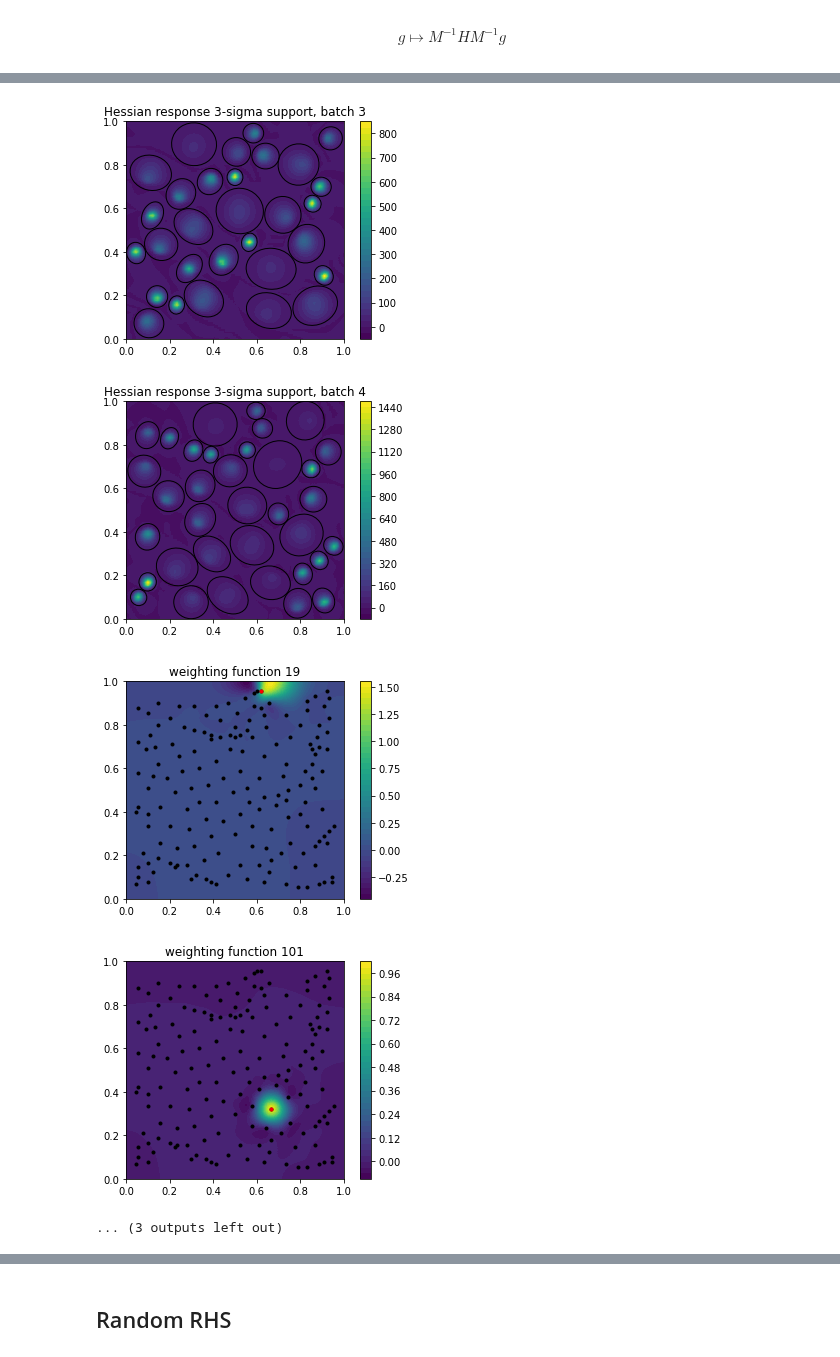
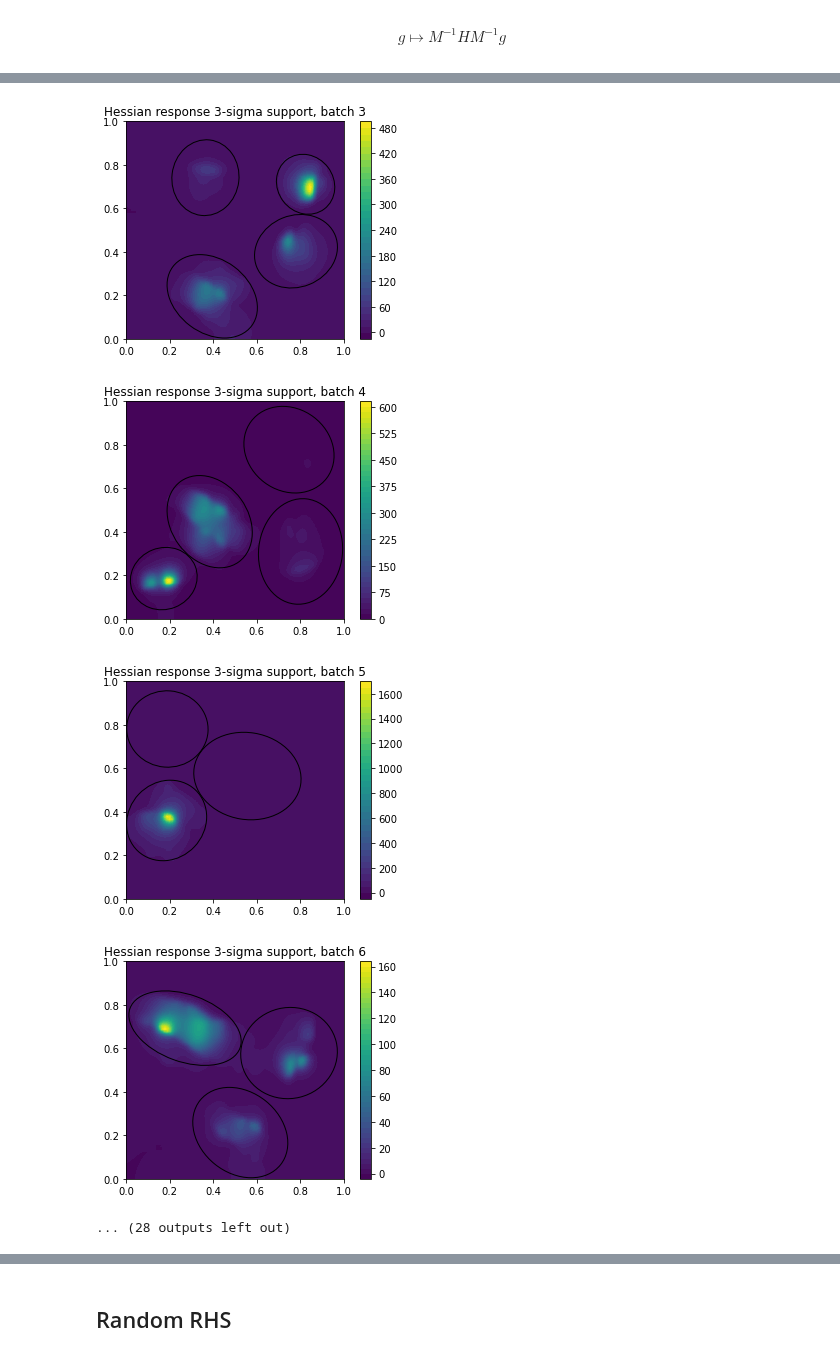
Before and after one commit to NickAlger/localpsf, a Jupyter notebook: code/heat_inverse_problem.ipynb, the cells around one changed output, grey strips where cells are left out. Drawn from its saved outputs; the diff is of its cells as text; code cells hidden in the pictures.

```diff
--- a/code/heat_inverse_problem.ipynb
+++ b/code/heat_inverse_problem.ipynb
@@ -23,12 +23,12 @@ from basic_randomized_svd import basic_randomized_svd
 from load_image_into_fenics import load_image_into_fenics
 # %%
 fine_mesh_h=5e-3
-# mesh_h= 2e-2 # 1e-2
+# mesh_h= 5e-2 # 1e-2
 mesh_h = 1.1e-2
 finite_element_order=1
 # final_time_T=5e-4
-final_time_T = 2.5e-3 # 1e-2
-# final_time_T = 1e-2
+# final_time_T = 2.5e-3 # 1e-2
+final_time_T = 2e-2
 num_timesteps=35
 # noise_level=5e-3
 noise_level = 1e-8
@@ -315,5 +315,5 @@ Text(0.5, 1.0, 'point source at [0.2 0.5]')
 # %%
-lpsf = LocalPSF(apply_Hd, apply_Hd_t, V, max_batches=5, num_standard_deviations_tau=2.5)
+lpsf = LocalPSF(apply_Hd, apply_Hd_t, V, max_batches=30, num_standard_deviations_tau=2.5)
 
 lpsf.make_plots()
 # %% [output]
@@ -337,8 +337,8 @@ done
-[figure, old version]
+[figure, new version]
-[figure, old version]
+[figure, new version]
-[figure, old version]
+[figure, new version]
-[figure, old version]
+[figure, new version]
-... (3 outputs left out)
+... (28 outputs left out)
 # %%
 N = 123456
 pp = mesh_center.reshape((1,-1)) + np.random.randn(N, 2)
```
Also changed, not shown: parts of 26 cells of this notebook, 2 other files.
